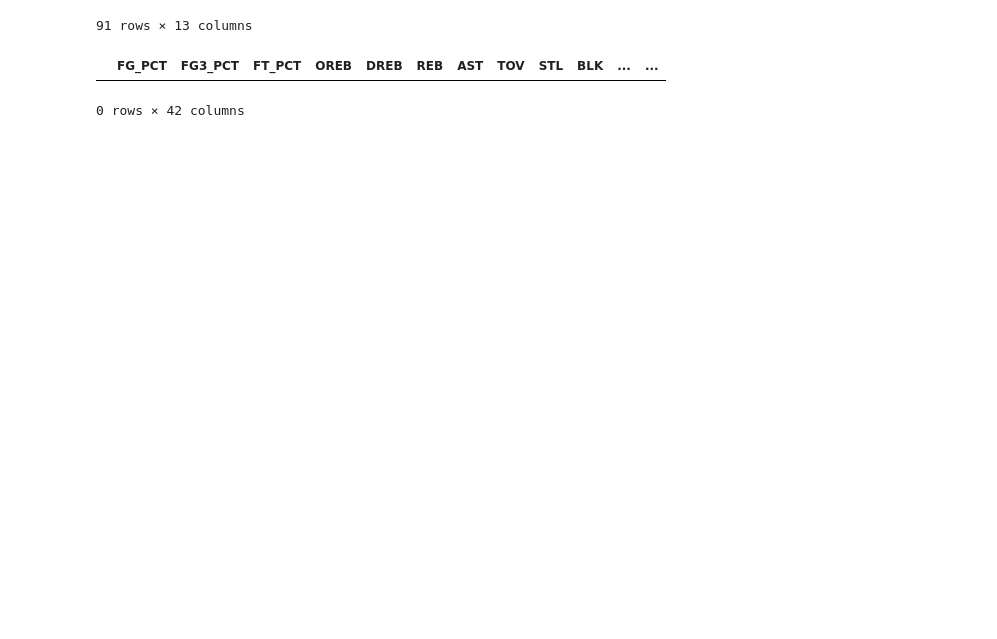
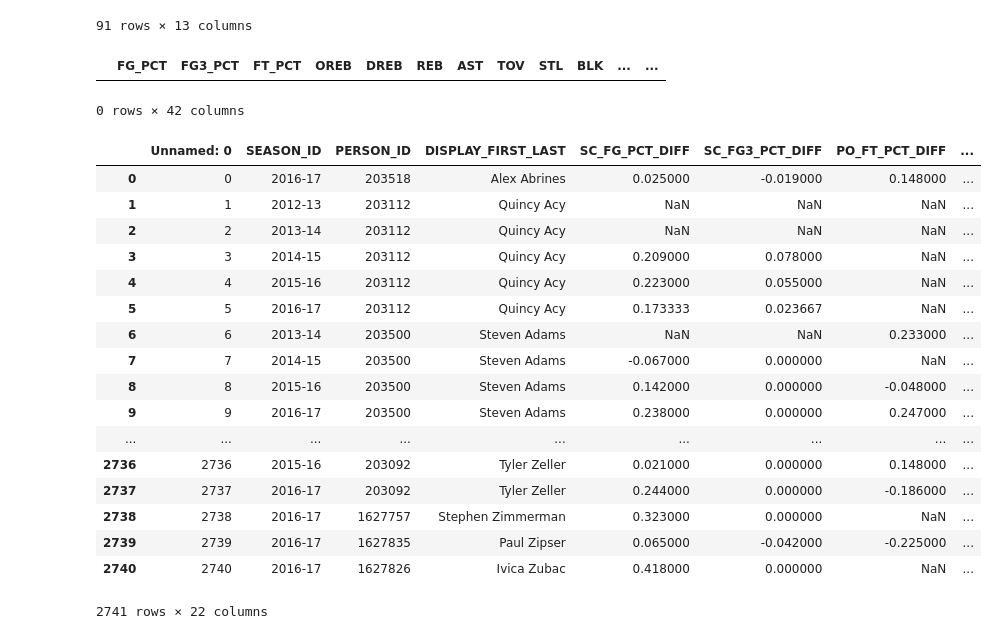
Before and after one commit to Zhuaggy/Nba_clutch, a Jupyter notebook: Notebooks/Clutch Classifier.ipynb, the cells around one changed output. Drawn from its saved outputs; the diff is of its cells as text; code cells hidden in the pictures; blank space fills up the shorter version.

Commit message:
july19

```diff
--- a/Notebooks/Clutch Classifier.ipynb
+++ b/Notebooks/Clutch Classifier.ipynb
@@ -297,3 +297,28 @@ get_player_data(2666666)
 # %% [output]
 |  | FG_PCT | FG3_PCT | FT_PCT | OREB | DREB | REB | AST | TOV | STL | BLK | ... | ... |
 0 rows × 42 columns
+# %%
+import pandas as pd
+
+blah = pd.read_csv('july11_data.csv')
+# %%
+blah
+# %% [output]
+|  | Unnamed: 0 | SEASON_ID | PERSON_ID | DISPLAY_FIRST_LAST | SC_FG_PCT_DIFF | SC_FG3_PCT_DIFF | PO_FT_PCT_DIFF | ... |
+| 0 | 0 | 2016-17 | 203518 | Alex Abrines | 0.025000 | -0.019000 | 0.148000 | ... |
+| 1 | 1 | 2012-13 | 203112 | Quincy Acy | NaN | NaN | NaN | ... |
+| 2 | 2 | 2013-14 | 203112 | Quincy Acy | NaN | NaN | NaN | ... |
+| 3 | 3 | 2014-15 | 203112 | Quincy Acy | 0.209000 | 0.078000 | NaN | ... |
+| 4 | 4 | 2015-16 | 203112 | Quincy Acy | 0.223000 | 0.055000 | NaN | ... |
+| 5 | 5 | 2016-17 | 203112 | Quincy Acy | 0.173333 | 0.023667 | NaN | ... |
+| 6 | 6 | 2013-14 | 203500 | Steven Adams | NaN | NaN | 0.233000 | ... |
+| 7 | 7 | 2014-15 | 203500 | Steven Adams | -0.067000 | 0.000000 | NaN | ... |
+| 8 | 8 | 2015-16 | 203500 | Steven Adams | 0.142000 | 0.000000 | -0.048000 | ... |
+| 9 | 9 | 2016-17 | 203500 | Steven Adams | 0.238000 | 0.000000 | 0.247000 | ... |
+| ... | ... | ... | ... | ... | ... | ... | ... | ... |
+| 2736 | 2736 | 2015-16 | 203092 | Tyler Zeller | 0.021000 | 0.000000 | 0.148000 | ... |
+| 2737 | 2737 | 2016-17 | 203092 | Tyler Zeller | 0.244000 | 0.000000 | -0.186000 | ... |
+| 2738 | 2738 | 2016-17 | 1627757 | Stephen Zimmerman | 0.323000 | 0.000000 | NaN | ... |
+| 2739 | 2739 | 2016-17 | 1627835 | Paul Zipser | 0.065000 | -0.042000 | -0.225000 | ... |
+| 2740 | 2740 | 2016-17 | 1627826 | Ivica Zubac | 0.418000 | 0.000000 | NaN | ... |
+2741 rows × 22 columns
```
Also changed, not shown: 12 other files.
